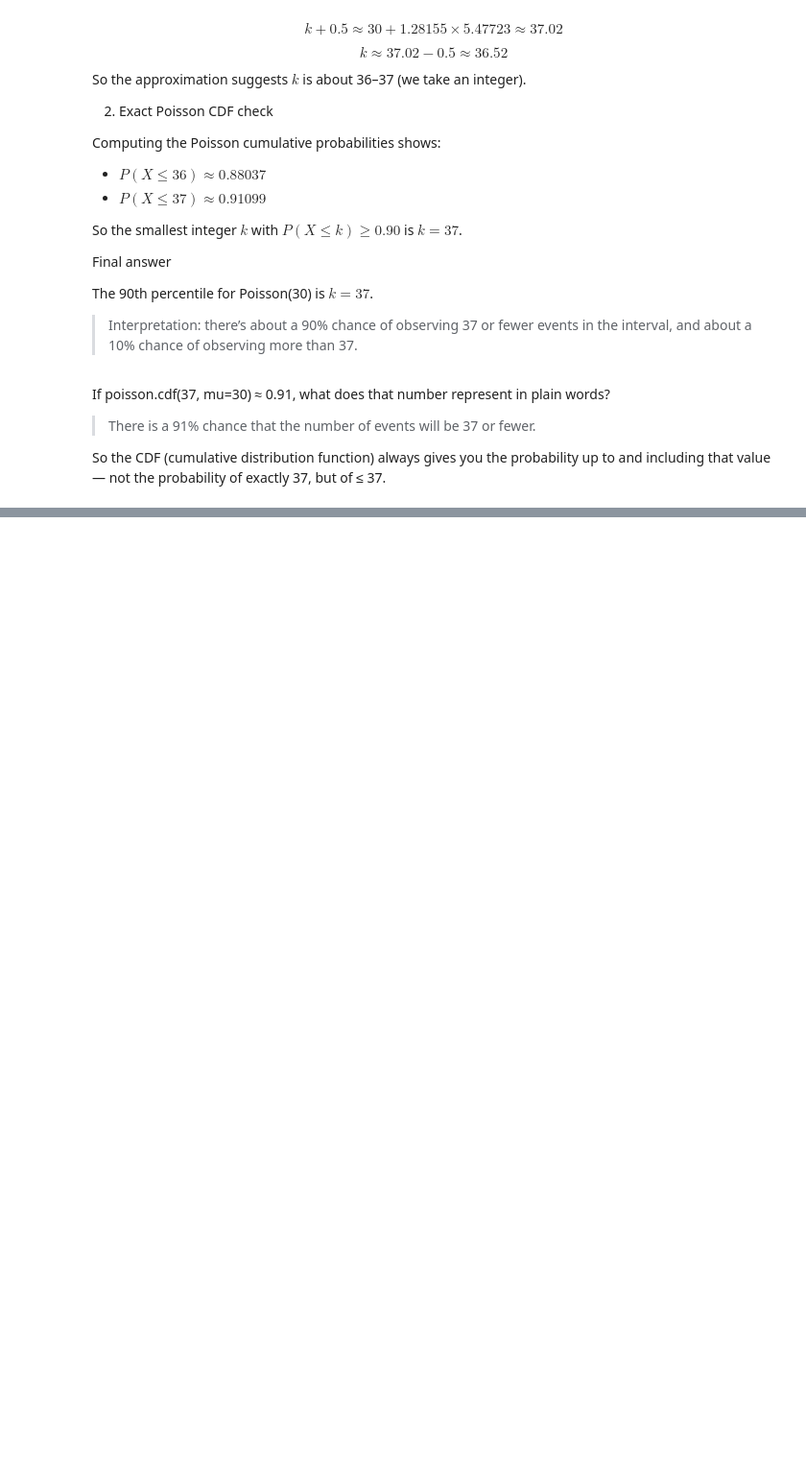
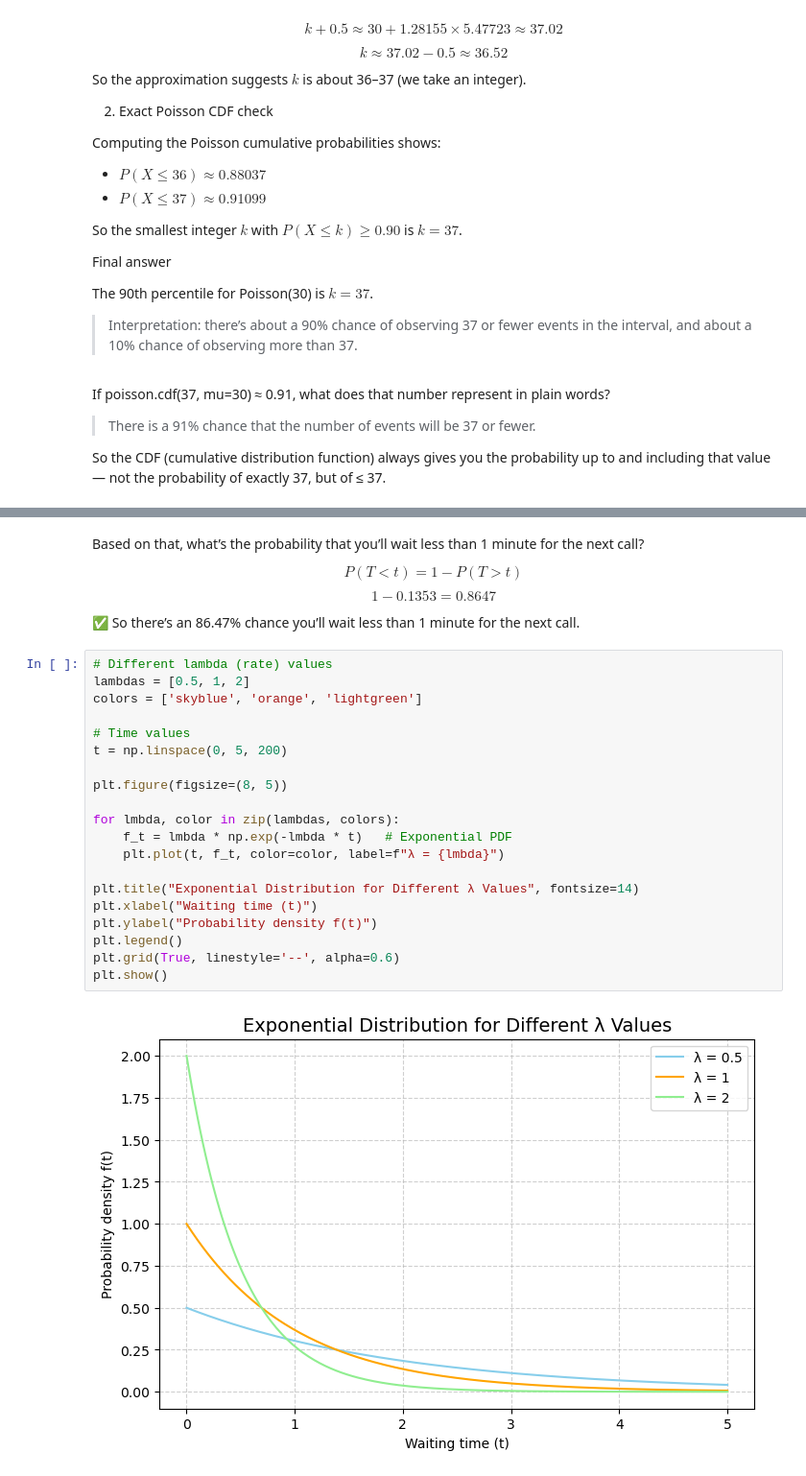
Before and after one commit to mlnotes2718/introduction-statistics-machine-learning, a Jupyter notebook: Statistics-in-ML-4-Probability-Distributions.ipynb, the cells around one changed output, grey strips where cells are left out. Shown at 96% size. Saved outputs shown, nothing was run; the diff lists cells and outputs as text; blank space fills up the shorter version.

```diff
--- a/Statistics-in-ML-4-Probability-Distributions.ipynb
+++ b/Statistics-in-ML-4-Probability-Distributions.ipynb
@@ -1252,0 +1543,29 @@ So the CDF (cumulative distribution function) always gives you the probability u
+# %% [markdown]
+Based on that, what’s the probability that you’ll wait less than 1 minute for the next call?
+
+$$P(T \lt t) = 1 - P( T \gt t)$$
+$$1 - 0.1353 = 0.8647$$
+
+✅ So there’s an 86.47% chance you’ll wait less than 1 minute for the next call.
+# %%
+# Different lambda (rate) values
+lambdas = [0.5, 1, 2]
+colors = ['skyblue', 'orange', 'lightgreen']
+
+# Time values
+t = np.linspace(0, 5, 200)
+
+plt.figure(figsize=(8, 5))
+
+for lmbda, color in zip(lambdas, colors):
+    f_t = lmbda * np.exp(-lmbda * t)   # Exponential PDF
+    plt.plot(t, f_t, color=color, label=f"λ = {lmbda}")
+
+plt.title("Exponential Distribution for Different λ Values", fontsize=14)
+plt.xlabel("Waiting time (t)")
+plt.ylabel("Probability density f(t)")
+plt.legend()
+plt.grid(True, linestyle='--', alpha=0.6)
+plt.show()
+# %% [output]
+[figure, added]
```
Also changed, not shown: parts of 30 cells of this notebook.
